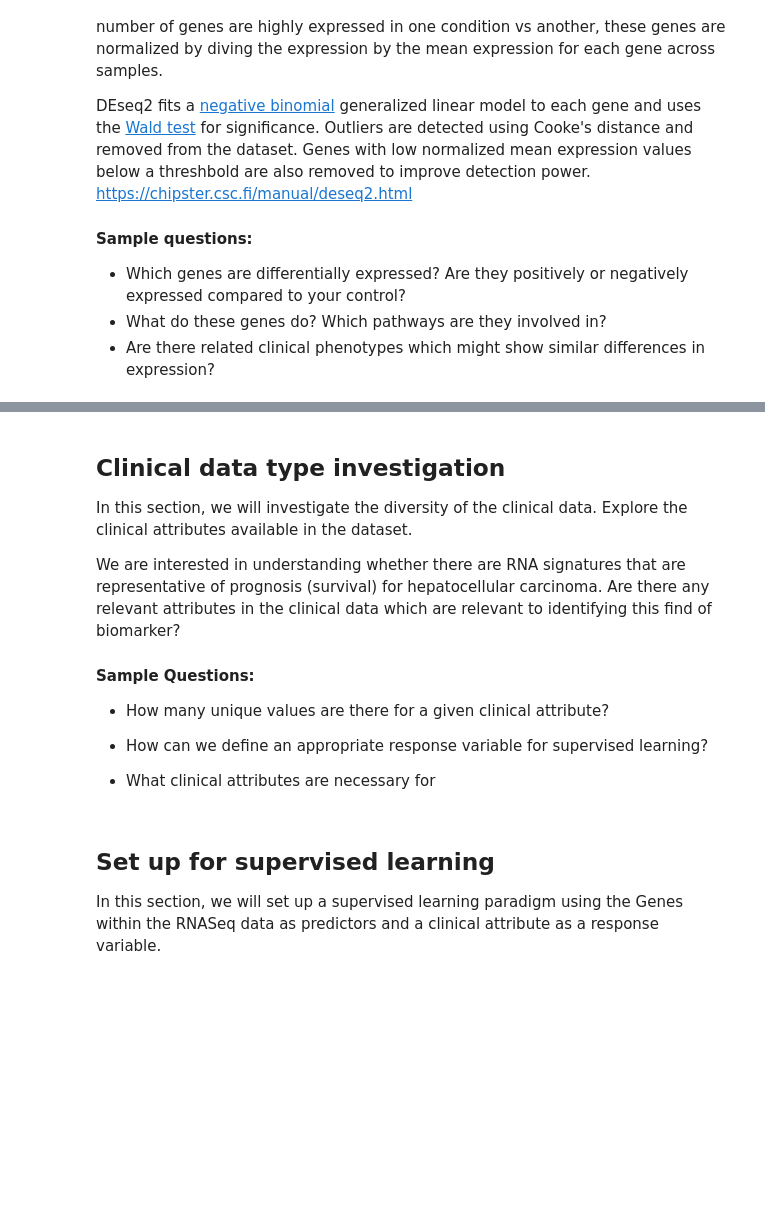
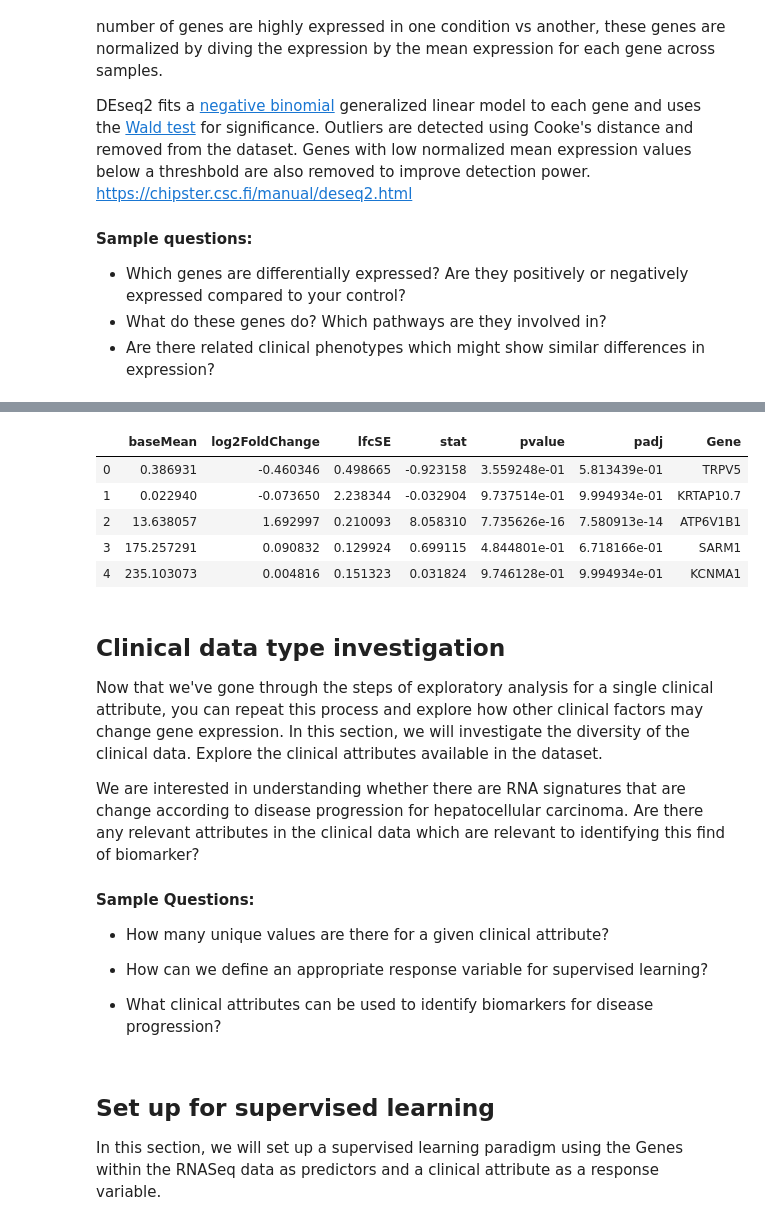
Before and after one commit to sohilsshah91/hacknights, a Jupyter notebook: Hacknights_TCGA_EDA.ipynb, the cells around one changed output, grey strips where cells are left out. Drawn from its saved outputs; the diff is of its cells as text; code cells hidden in the pictures; blank space fills up the shorter version.

Commit message:
Test notebook, expand on PCA and DE sections

```diff
--- a/Hacknights_TCGA_EDA.ipynb
+++ b/Hacknights_TCGA_EDA.ipynb
@@ -129,9 +147,19 @@ DEseq2 fits a [negative binomial](https://en.wikipedia.org/wiki/Negative_binomia
+# %%
+de_gender = pd.read_csv('lihc_DESeq2_100_sampled_genes_patient.gender_female_vs_male.csv')
+de_gender.head()
+# %% [output]
+|  | baseMean | log2FoldChange | lfcSE | stat | pvalue | padj | Gene |
+| 0 | 0.386931 | -0.460346 | 0.498665 | -0.923158 | 3.559248e-01 | 5.813439e-01 | TRPV5 |
+| 1 | 0.022940 | -0.073650 | 2.238344 | -0.032904 | 9.737514e-01 | 9.994934e-01 | KRTAP10.7 |
+| 2 | 13.638057 | 1.692997 | 0.210093 | 8.058310 | 7.735626e-16 | 7.580913e-14 | ATP6V1B1 |
+| 3 | 175.257291 | 0.090832 | 0.129924 | 0.699115 | 4.844801e-01 | 6.718166e-01 | SARM1 |
+| 4 | 235.103073 | 0.004816 | 0.151323 | 0.031824 | 9.746128e-01 | 9.994934e-01 | KCNMA1 |
 # %% [markdown]
 ## Clinical data type investigation
 
-In this section, we will investigate the diversity of the clinical data. Explore the clinical attributes available in the dataset.
+Now that we've gone through the steps of exploratory analysis for a single clinical attribute, you can repeat this process and explore how other clinical factors may change gene expression. In this section, we will investigate the diversity of the clinical data. Explore the clinical attributes available in the dataset.
 
-We are interested in understanding whether there are RNA signatures that are representative of prognosis (survival) for hepatocellular carcinoma. Are there any relevant attributes in the clinical data which are relevant to identifying this find of biomarker?
+We are interested in understanding whether there are RNA signatures that are change according to disease progression for hepatocellular carcinoma. Are there any relevant attributes in the clinical data which are relevant to identifying this find of biomarker?
 
 
 #### Sample Questions:
@@ -140,7 +168,7 @@ We are interested in understanding whether there are RNA signatures that are rep
 
 - How can we define an appropriate response variable for supervised learning?
 
-- What clinical attributes are necessary for
+- What clinical attributes can be used to identify biomarkers for disease progression?
 # %% [markdown]
 ## Set up for supervised learning
 
```
Also changed, not shown: parts of 5 cells of this notebook.
